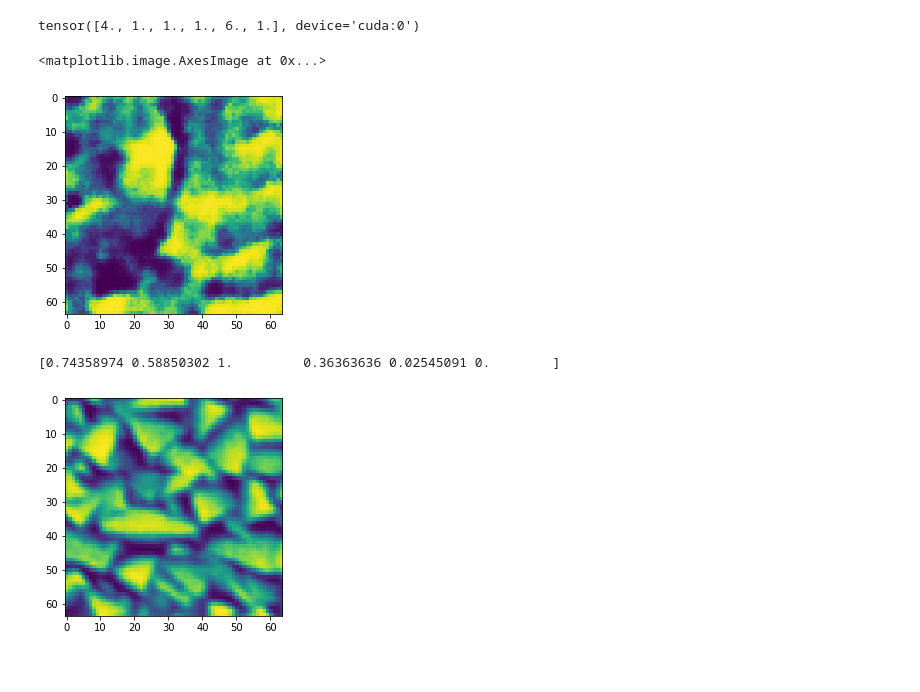
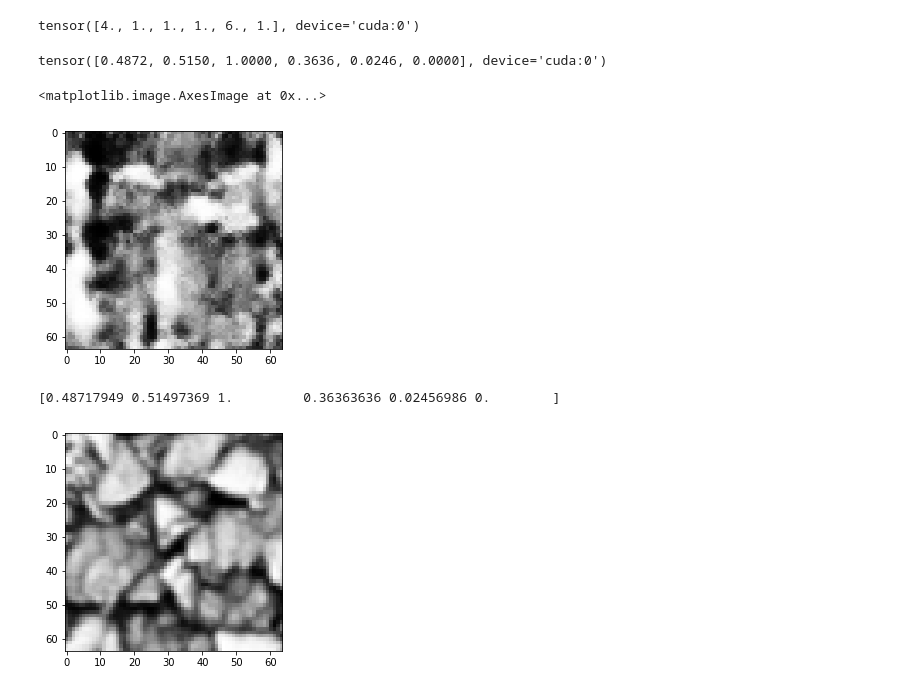
Before and after one commit to Tyrion58/SZD_image_generate, a Jupyter notebook: GAN.ipynb, the cells around one changed output. Cells and saved outputs as stored; diff of their text form; code cells hidden in the pictures.

```diff
--- a/GAN.ipynb
+++ b/GAN.ipynb
@@ -302,18 +298,19 @@ device
 device(type='cuda', index=0)
 # %%
 class GetData(Dataset):
-    def __init__(self, datax, labely) -> None:
+    def __init__(self, datax, labely, weights_input) -> None:
         self.data = torch.from_numpy(datax.astype(float)).to(device)
         self.label = torch.from_numpy(labely.astype(float)).to(device)
+        self.weight = torch.from_numpy(weights_input.astype(float)).to(device)
         self.len = len(datax)
 
     def __getitem__(self, index):
-        return self.data[index], self.label[index]
+        return self.data[index], self.label[index], self.weight[index]
 
     def __len__(self):
         return self.len
 
-dataset = GetData(XS, YS_scaled)
+dataset = GetData(XS, YS_scaled, WEIGHTS)
 
 # dataloader = torch.utils.data.DataLoader(dataset, batch_size=batch_size, shuffle=True, num_workers=workers)
 dataloader = torch.utils.data.DataLoader(dataset, batch_size=batch_size, shuffle=True)
@@ -543,10 +545,10 @@ def train_GAN(G, D, G_opt, D_opt, dataset):
     return err_D, err_G
 # %%
 # Models
-D = Discriminator().cuda()
+D = Discriminator().to(device)
 D.apply(weights_init)
 
-G = Generator().cuda()
+G = Generator().to(device)
 G.apply(weights_init)
 
 D_opt = torch.optim.Adam(D.parameters(), lr= lr, betas=(beta1, 0.999))#, betas=(beta1, 0.999))
@@ -592,20 +606,23 @@ y
 tensor([4., 1., 1., 1., 6., 1.], device='cuda:0')
 # %%
 x = torch.randn(1,100).to(device)
-# y = YS_scaled[100].astype(float)
+# y = YS_scaled[360].astype(float)
 
-y = YS_scaled[100]
+y = YS_scaled[3000]
 y = torch.from_numpy(y).float().to(device)
 with torch.no_grad():
     out = G(x, y)
 
-plt.imshow(out.cpu()[0, 0, :, :])
+out = (out + 1) / 2.0
+print(y)
+plt.imshow(out.cpu()[0, 0, :, :],cmap='gray')
 # %% [output]
-<matplotlib.image.AxesImage at 0x...>
+tensor([0.4872, 0.5150, 1.0000, 0.3636, 0.0246, 0.0000], device='cuda:0')
+<matplotlib.image.AxesImage at 0x...>
-[figure, old version]
+[figure, new version]
 # %%
-plt.imshow(XS[100, 0, :, :])
-print(YS_scaled[100])
+plt.imshow(XS[3000, 0, :, :], cmap='gray')
+print(YS_scaled[3000])
 # %% [output]
-[0.74358974 0.58850302 1.         0.36363636 0.02545091 0.        ]
+[0.48717949 0.51497369 1.         0.36363636 0.02456986 0.        ]
-[figure, old version]
+[figure, new version]
```
Also changed, not shown: parts of 19 cells of this notebook, 1 other file.
